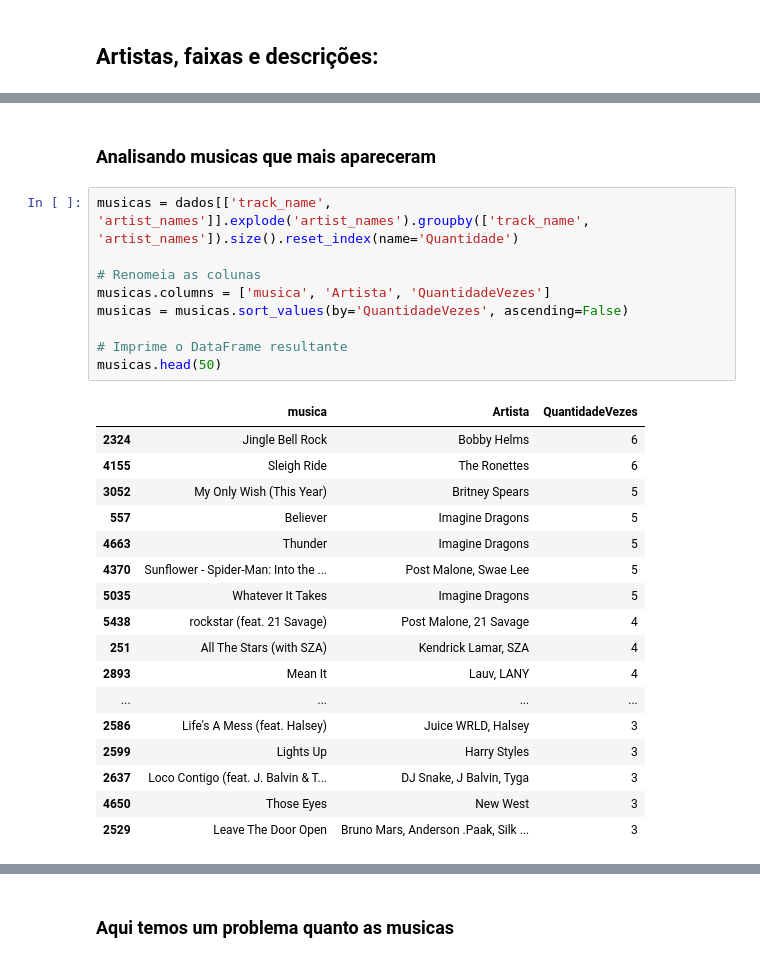
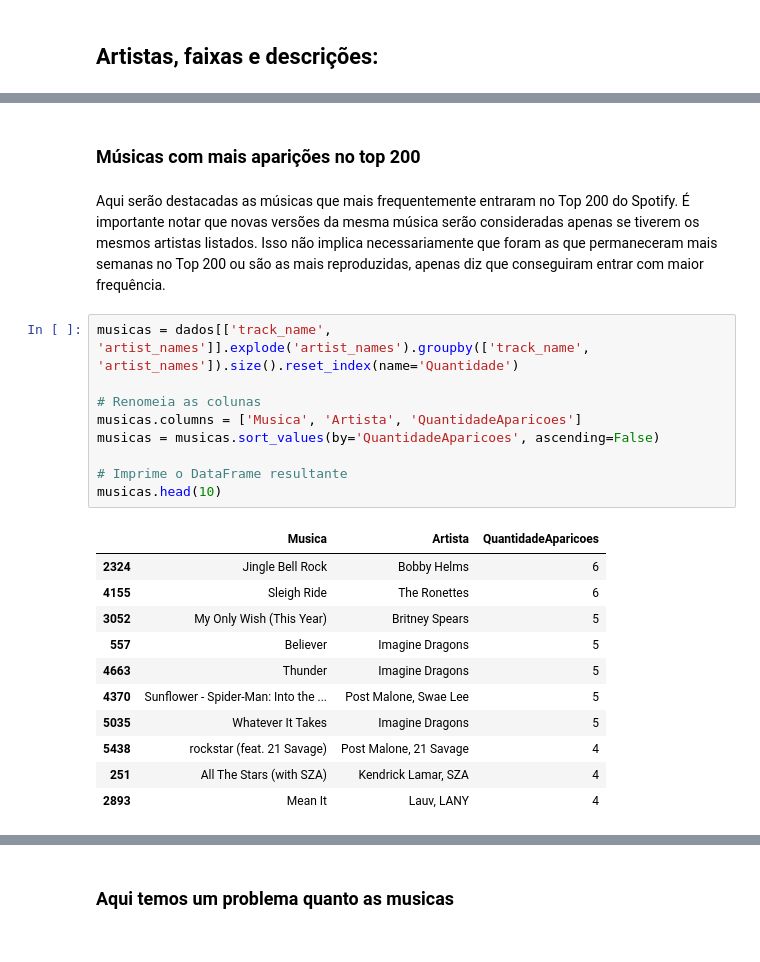
Before and after one commit to EandroC/ExplorandoPrincipaisMusicasDoSpotify, a Jupyter notebook: Untitled.ipynb, the cells around one changed output, grey strips where cells are left out. Saved outputs shown, nothing was run; the diff lists cells and outputs as text.

```diff
--- a/Untitled.ipynb
+++ b/Untitled.ipynb
@@ -182,16 +163,18 @@ artistas_analisar.head(50)
 # %% [markdown]
-### Analisando musicas que mais apareceram
+### Músicas com mais aparições no top 200
+# %% [markdown]
+Aqui serão destacadas as músicas que mais frequentemente entraram no Top 200 do Spotify. É importante notar que novas versões da mesma música serão consideradas apenas se tiverem os mesmos artistas listados. Isso não implica necessariamente que foram as que permaneceram mais semanas no Top 200 ou são as mais reproduzidas, apenas diz que conseguiram entrar com maior frequência.
 # %%
 musicas = dados[['track_name', 'artist_names']].explode('artist_names').groupby(['track_name', 'artist_names']).size().reset_index(name='Quantidade')
 
 # Renomeia as colunas
-musicas.columns = ['musica', 'Artista', 'QuantidadeVezes']
-musicas = musicas.sort_values(by='QuantidadeVezes', ascending=False)
+musicas.columns = ['Musica', 'Artista', 'QuantidadeAparicoes']
+musicas = musicas.sort_values(by='QuantidadeAparicoes', ascending=False)
 
 # Imprime o DataFrame resultante
-musicas.head(50)
+musicas.head(10)
 # %% [output]
-|  | musica | Artista | QuantidadeVezes |
+|  | Musica | Artista | QuantidadeAparicoes |
 | 2324 | Jingle Bell Rock | Bobby Helms | 6 |
 | 4155 | Sleigh Ride | The Ronettes | 6 |
 | 3052 | My Only Wish (This Year) | Britney Spears | 5 |
@@ -202,9 +185,3 @@ musicas.head(50)
 | 5438 | rockstar (feat. 21 Savage) | Post Malone, 21 Savage | 4 |
 | 251 | All The Stars (with SZA) | Kendrick Lamar, SZA | 4 |
 | 2893 | Mean It | Lauv, LANY | 4 |
-| ... | ... | ... | ... |
-| 2586 | Life's A Mess (feat. Halsey) | Juice WRLD, Halsey | 3 |
-| 2599 | Lights Up | Harry Styles | 3 |
-| 2637 | Loco Contigo (feat. J. Balvin & T... | DJ Snake, J Balvin, Tyga | 3 |
-| 4650 | Those Eyes | New West | 3 |
-| 2529 | Leave The Door Open | Bruno Mars, Anderson .Paak, Silk ... | 3 |
```
Also changed, not shown: parts of 29 cells of this notebook.
